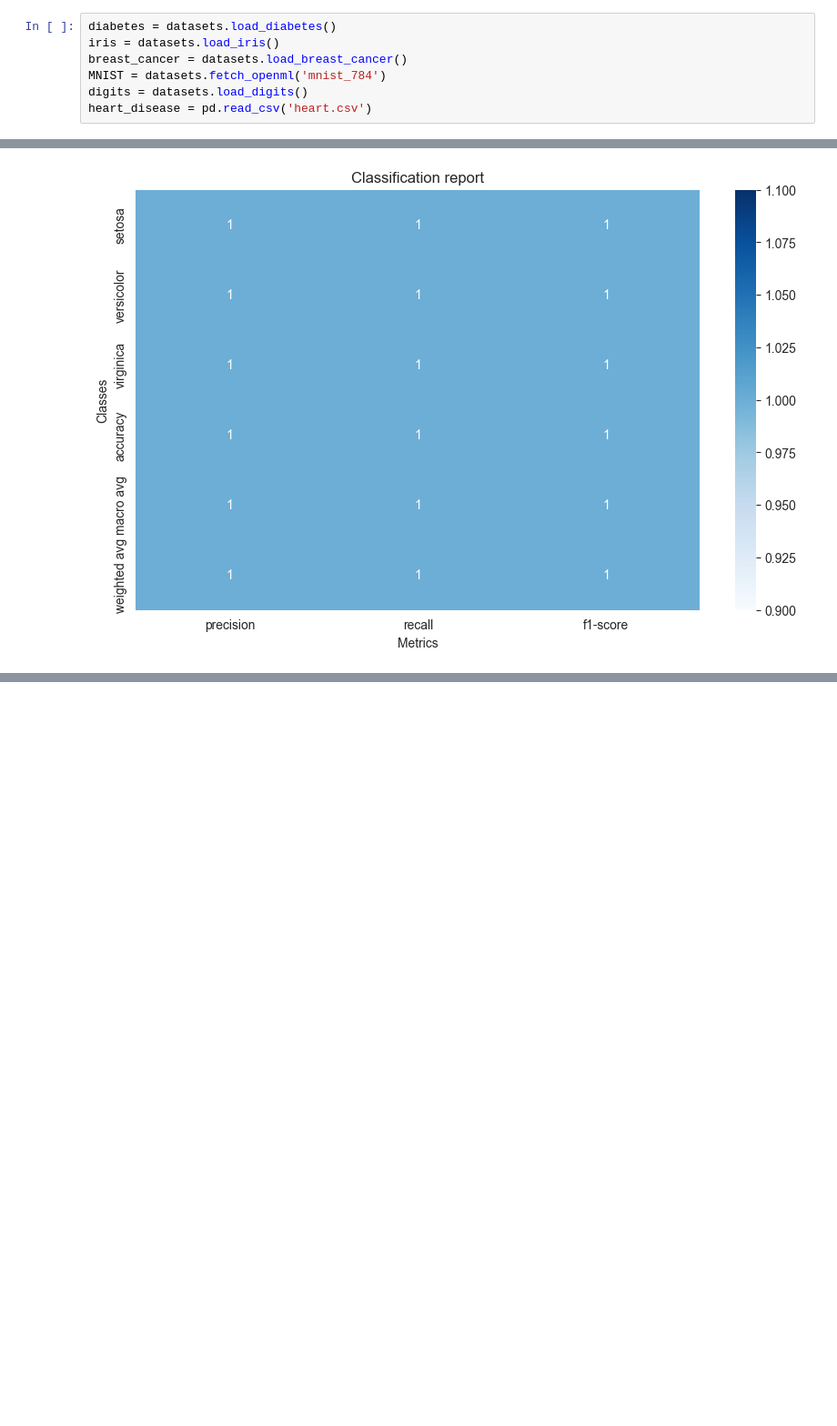
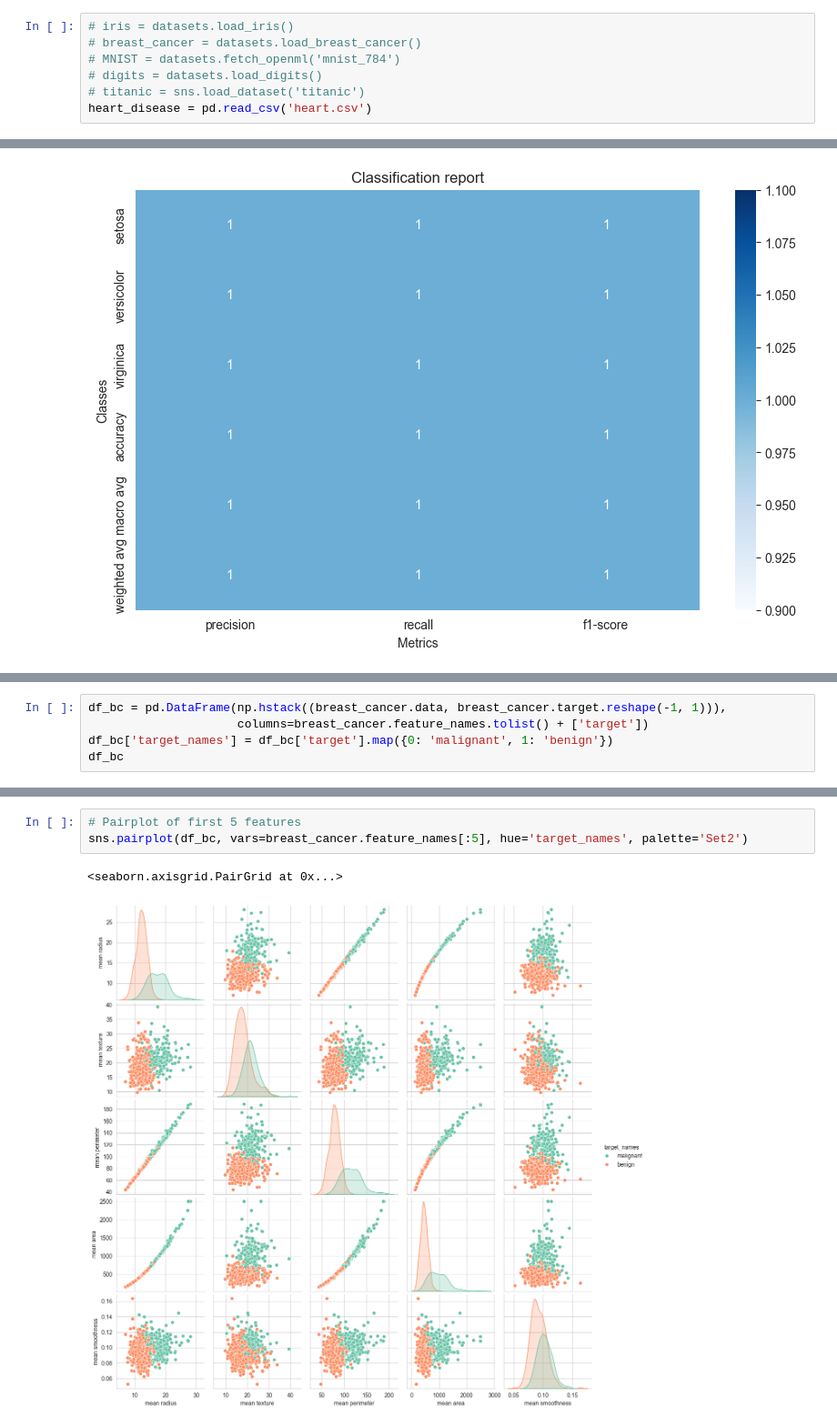
Before and after one commit to dzikafoczka/support-vector-machines, a Jupyter notebook: lab2.ipynb, the cells around one changed output, grey strips where cells are left out. Shown at 91% size. Drawn from its saved outputs; the diff is of its cells as text; blank space fills up the shorter version.

Commit message:
1 dataset left

```diff
--- a/lab2.ipynb
+++ b/lab2.ipynb
@@ -27,11 +27,11 @@ from typing import Tuple
 # %% [markdown]
 #### Zbiory danych
 # %%
-diabetes = datasets.load_diabetes()
-iris = datasets.load_iris()
-breast_cancer = datasets.load_breast_cancer()
-MNIST = datasets.fetch_openml('mnist_784')
-digits = datasets.load_digits()
+# iris = datasets.load_iris()
+# breast_cancer = datasets.load_breast_cancer()
+# MNIST = datasets.fetch_openml('mnist_784')
+# digits = datasets.load_digits()
+# titanic = sns.load_dataset('titanic')
 heart_disease = pd.read_csv('heart.csv')
 # %% [markdown]
 #### Notatki
@@ -1035,0 +1049,5 @@ plot_classification_report(report)
+# %%
+df_bc = pd.DataFrame(np.hstack((breast_cancer.data, breast_cancer.target.reshape(-1, 1))),
+                     columns=breast_cancer.feature_names.tolist() + ['target'])
+df_bc['target_names'] = df_bc['target'].map({0: 'malignant', 1: 'benign'})
+df_bc
@@ -1035,0 +1068,6 @@ plot_classification_report(report)
+# %%
+# Pairplot of first 5 features
+sns.pairplot(df_bc, vars=breast_cancer.feature_names[:5], hue='target_names', palette='Set2')
+# %% [output]
+<seaborn.axisgrid.PairGrid at 0x...>
+[figure, added]
```
Also changed, not shown: parts of 77 cells of this notebook.
